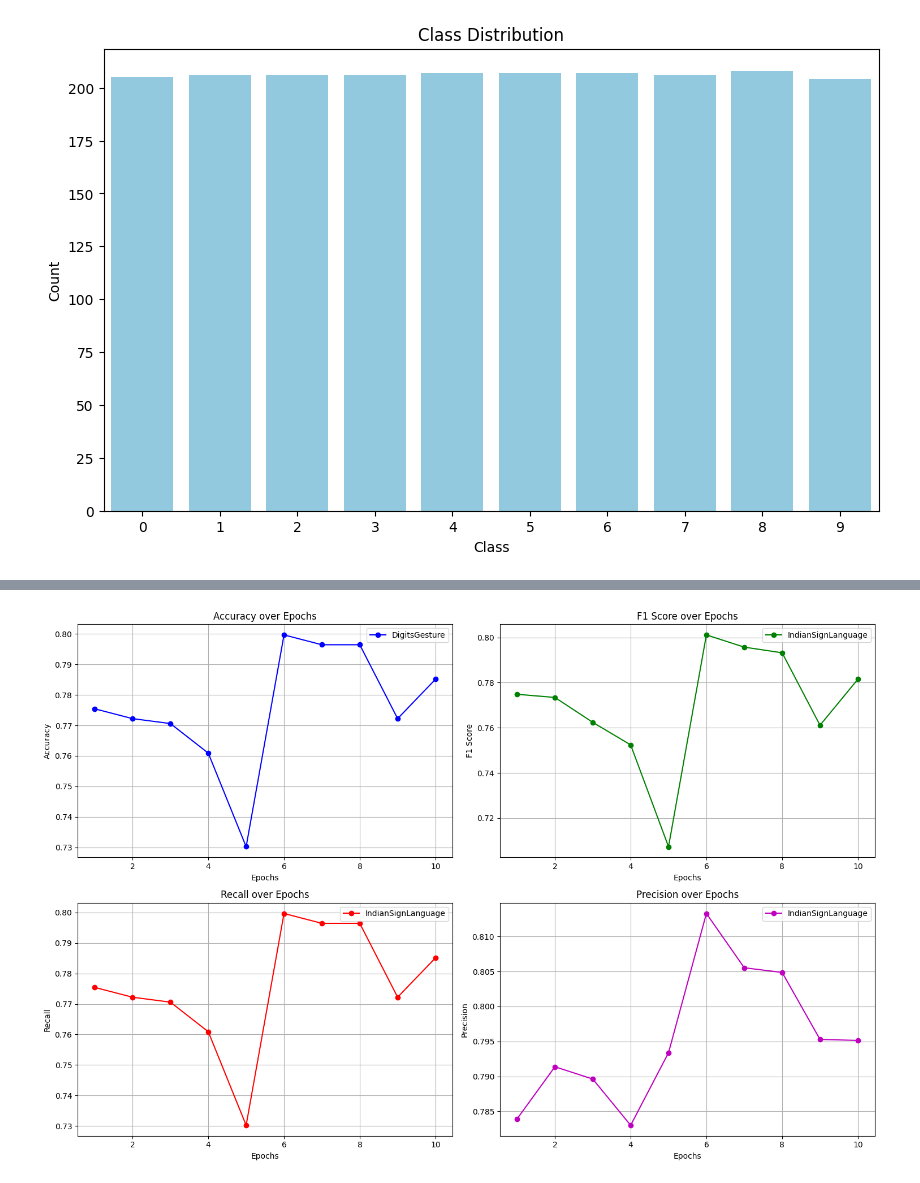
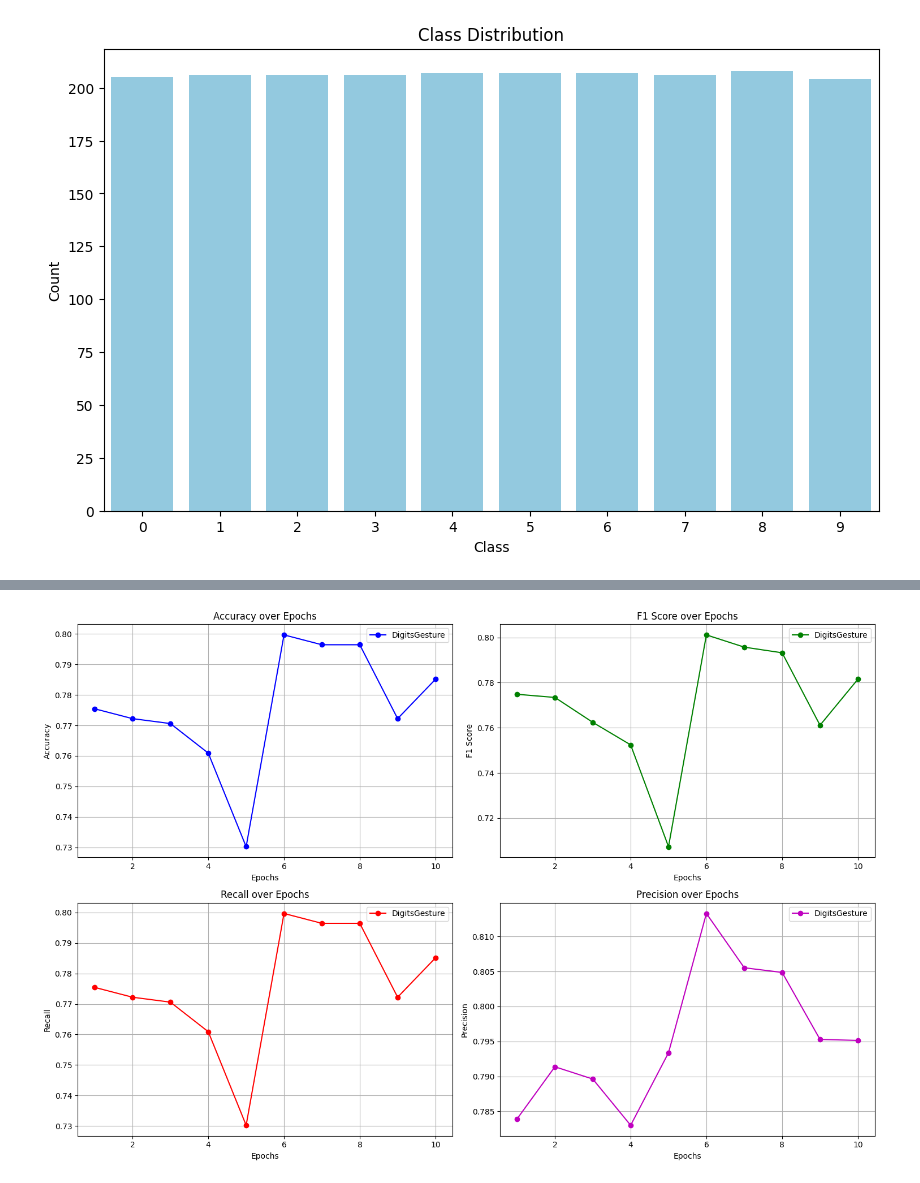
Before and after one commit to daivik1515/Sign-Language-Gesture-Classification, a Jupyter notebook: VGG11_transferlearning.ipynb, the cells around one changed output, grey strips where cells are left out. Drawn from its saved outputs; the diff is of its cells as text; code cells hidden in the pictures.

Commit message:
Transfer Learning for VGG-11 Hand Gesture Model

```diff
--- a/VGG11_transferlearning.ipynb
+++ b/VGG11_transferlearning.ipynb
@@ -487,36 +487,36 @@ def my_plot(epochs, accuracy_arr, f1_arr, recall_arr, precision_arr, label):
 
     # Plot F1 Score
     plt.subplot(2, 2, 2)
-    plt.plot(epochs, f1_arr, label='IndianSignLanguage', marker='o', color='g')
+    plt.plot(epochs, f1_arr, label='DigitsGesture', marker='o', color='g')
     plt.title('F1 Score over Epochs')
     plt.xlabel('Epochs')
     plt.ylabel('F1 Score')
     plt.legend()
     plt.grid(True)
 
     # Plot Recall
     plt.subplot(2, 2, 3)
-    plt.plot(epochs, recall_arr, label='IndianSignLanguage', marker='o', color='r')
+    plt.plot(epochs, recall_arr, label='DigitsGesture', marker='o', color='r')
     plt.title('Recall over Epochs')
     plt.xlabel('Epochs')
     plt.ylabel('Recall')
     plt.legend()
     plt.grid(True)
 
     # Plot Precision
     plt.subplot(2, 2, 4)
-    plt.plot(epochs, precision_arr, label='IndianSignLanguage', marker='o', color='m')
+    plt.plot(epochs, precision_arr, label='DigitsGesture', marker='o', color='m')
     plt.title('Precision over Epochs')
     plt.xlabel('Epochs')
     plt.ylabel('Precision')
     plt.legend()
     plt.grid(True)
 
     # Adjust layout and show the plots
     plt.tight_layout()
     plt.show()
 
 # Call the function to plot
 my_plot(epochs, accuracy_arr[0], f1_arr[0], recall_arr[0], precision_arr[0], 'DigitsGesture')
 # %% [output]
-[figure, old version]
+[figure, new version]
```
Also changed, not shown: parts of 10 cells of this notebook.
